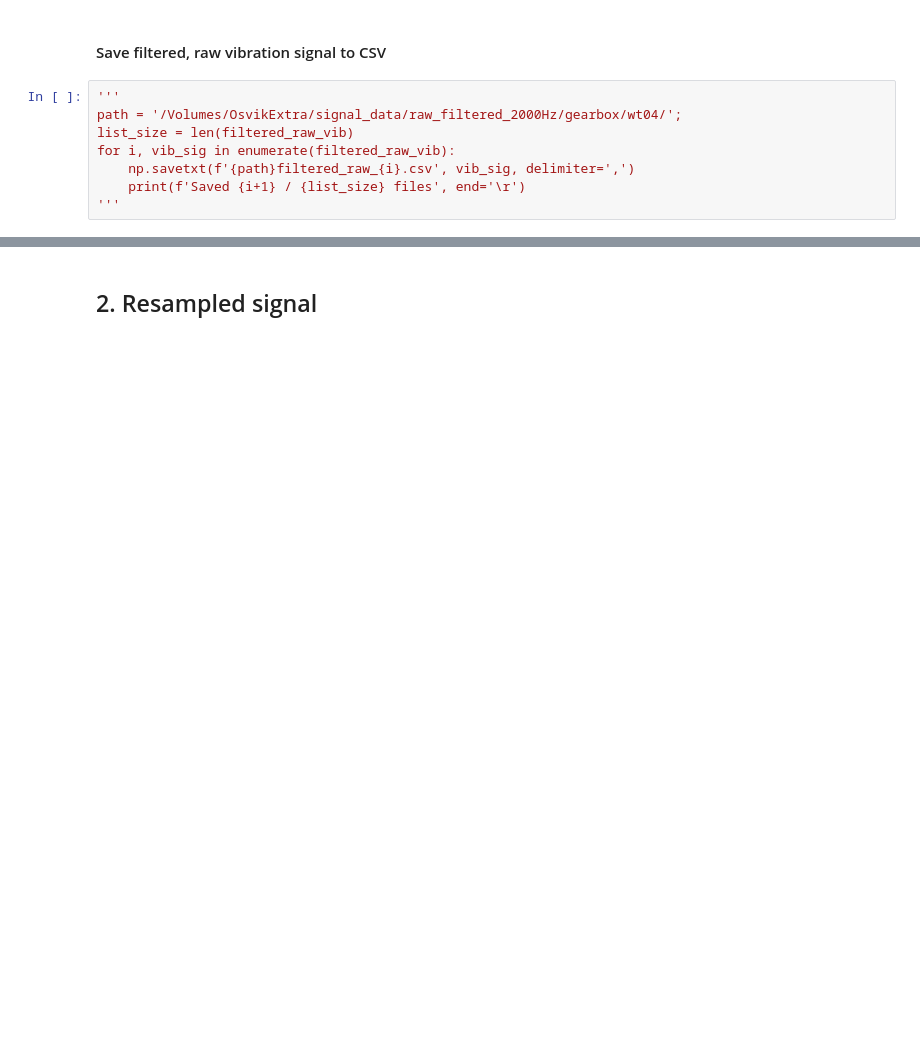
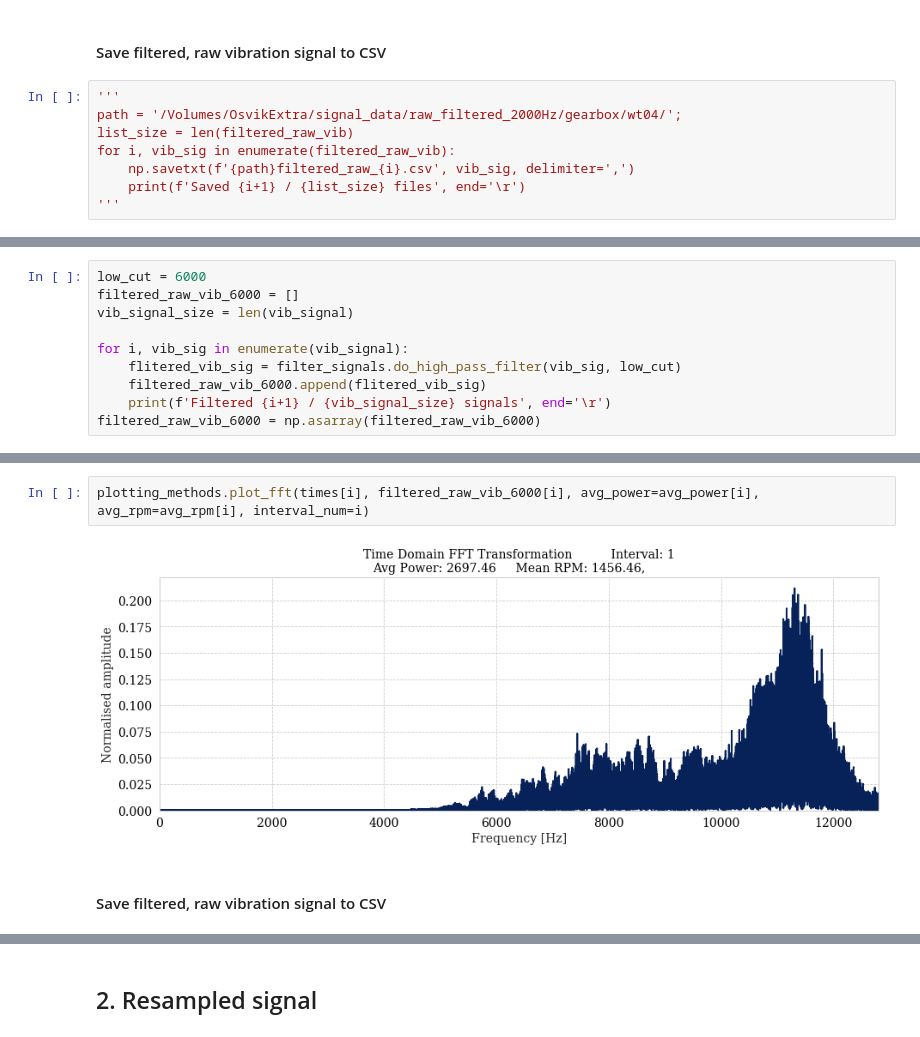
Before and after one commit to StianIsmar/master-thesis, a Jupyter notebook: src/efd_GbxHssRs/wt04_morten.ipynb, the cells around one changed output, grey strips where cells are left out. Saved outputs shown, nothing was run; the diff lists cells and outputs as text; blank space fills up the shorter version.

```diff
--- a/src/efd_GbxHssRs/wt04_morten.ipynb
+++ b/src/efd_GbxHssRs/wt04_morten.ipynb
@@ -90,0 +96,10 @@ for i, vib_sig in enumerate(filtered_raw_vib):
+# %%
+low_cut = 6000
+filtered_raw_vib_6000 = []
+vib_signal_size = len(vib_signal)
+
+for i, vib_sig in enumerate(vib_signal):
+    flitered_vib_sig = filter_signals.do_high_pass_filter(vib_sig, low_cut)
+    filtered_raw_vib_6000.append(flitered_vib_sig)
+    print(f'Filtered {i+1} / {vib_signal_size} signals', end='\r')
+filtered_raw_vib_6000 = np.asarray(filtered_raw_vib_6000)
@@ -90,0 +115,6 @@ for i, vib_sig in enumerate(filtered_raw_vib):
+# %%
+plotting_methods.plot_fft(times[i], filtered_raw_vib_6000[i], avg_power=avg_power[i], avg_rpm=avg_rpm[i], interval_num=i)
+# %% [output]
+[figure, added]
+# %% [markdown]
+#### Save filtered, raw vibration signal to CSV
```
Also changed, not shown: parts of 23 cells of this notebook, 7 other files.
